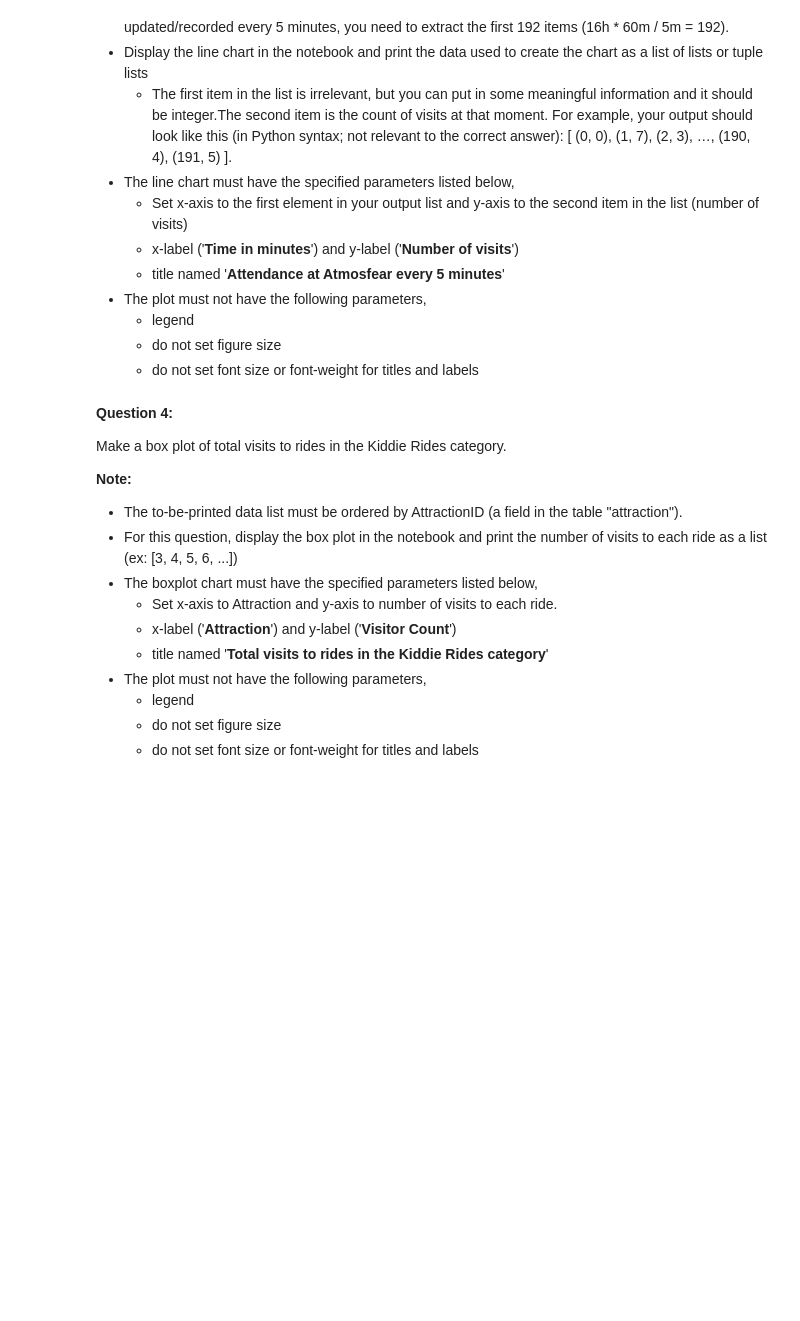
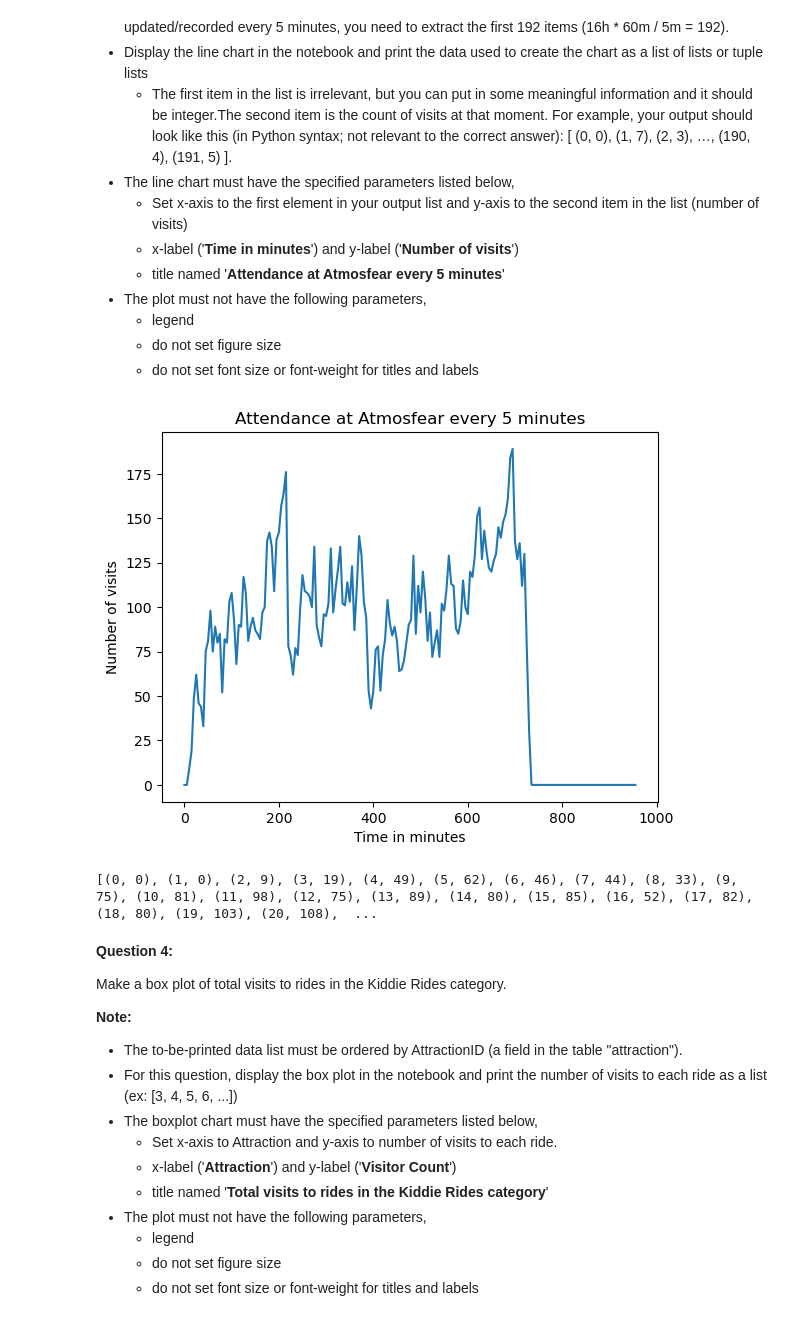
Before and after one commit to ctom4/CSE-578-Data-Visualization, a Jupyter notebook: CSE578 Assignments/CSE578 Assignment 2/Assignment2.ipynb, the cells around one changed output. Drawn from its saved outputs; the diff is of its cells as text; code cells hidden in the pictures; blank space fills up the shorter version.

```diff
--- a/CSE578 Assignments/CSE578 Assignment 2/Assignment2.ipynb
+++ b/CSE578 Assignments/CSE578 Assignment 2/Assignment2.ipynb
@@ -69,3 +112,31 @@ Make a line chart of attendance at Atmosfear every five minutes.
+# %%
+### TEST FUNCTION: test_question3
+# DO NOT REMOVE OR MODIFY THE ABOVE LINE
+# your code here
+sql_query = """
+SELECT visitorID, sequence
+FROM sequences
+WHERE sequence LIKE '%-8-%';
+"""
+c.execute(sql_query)
+sequence_data = c.fetchall()
+sequence_data_df = pd.DataFrame.from_records(sequence_data, columns=['VisitorID','Sequence'])
+sequence_data_df['Sequence_List'] = sequence_data_df['Sequence'].apply(lambda seq: [1 if i == "8" else 0 for i in seq.split("-")])
+attendance_counts = np.sum(sequence_data_df['Sequence_List'].values.tolist(), axis=0)
+attendance_counts = attendance_counts[:192]
+time_range = range(0, len(attendance_counts)*5, 5)
+plt.plot(time_range, attendance_counts)
+plt.title('Attendance at Atmosfear every 5 minutes')
+plt.xlabel('Time in minutes')
+plt.ylabel('Number of visits')
+plt.show()
+line_chart_intervals_and_values = []
+for i in range(len(attendance_counts)):
+    line_chart_intervals_and_values.append((i, int(attendance_counts[i])))
+print(line_chart_intervals_and_values)
+# %% [output]
+[figure, added]
+[(0, 0), (1, 0), (2, 9), (3, 19), (4, 49), (5, 62), (6, 46), (7, 44), (8, 33), (9, 75), (10, 81), (11, 98), (12, 75), (13, 89), (14, 80), (15, 85), (16, 52), (17, 82), (18, 80), (19, 103), (20, 108),  ...
 # %% [markdown]
 **Question 4:**
 
```
Also changed, not shown: parts of 9 cells of this notebook.
